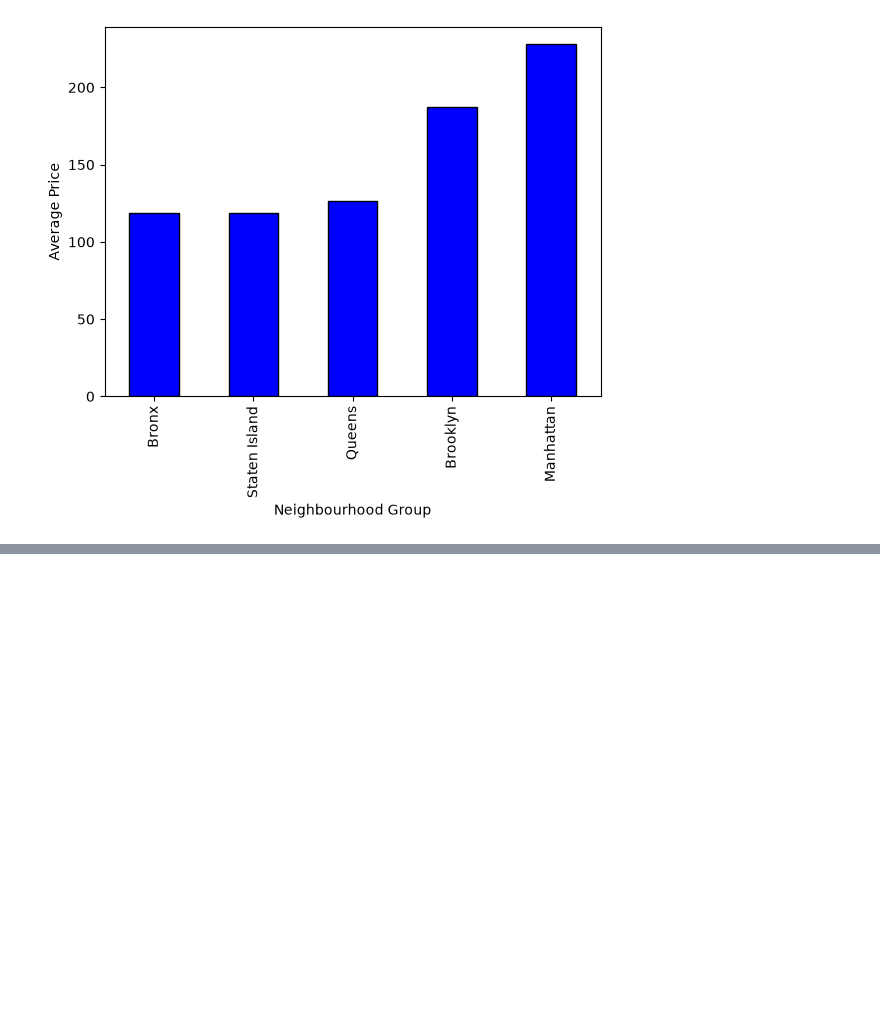
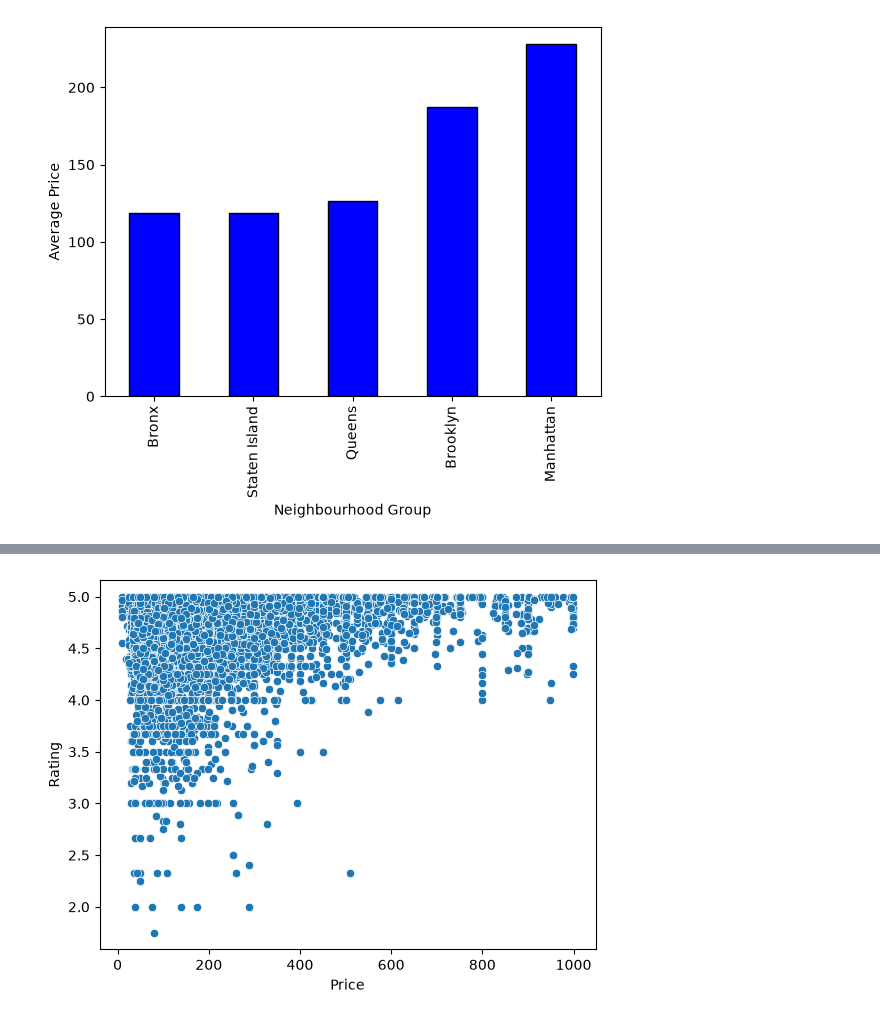
Before and after one commit to mus9090/pandas-practice, a Jupyter notebook: 03-pandas-eda.ipynb, the cells around one changed output, grey strips where cells are left out. Drawn from its saved outputs; the diff is of its cells as text; code cells hidden in the pictures; blank space fills up the shorter version.

```diff
--- a/03-pandas-eda.ipynb
+++ b/03-pandas-eda.ipynb
@@ -243,0 +311,7 @@ Text(0, 0.5, 'Average Price')
+# %%
+sns.scatterplot(x="price", y="rating", data=bnb[bnb["price"]<=bnb["price"].quantile(0.99)])
+plt.xlabel("Price")
+plt.ylabel("Rating")
+plt.show()
+# %% [output]
+[figure, added]
```
Also changed, not shown: parts of 8 cells of this notebook.
